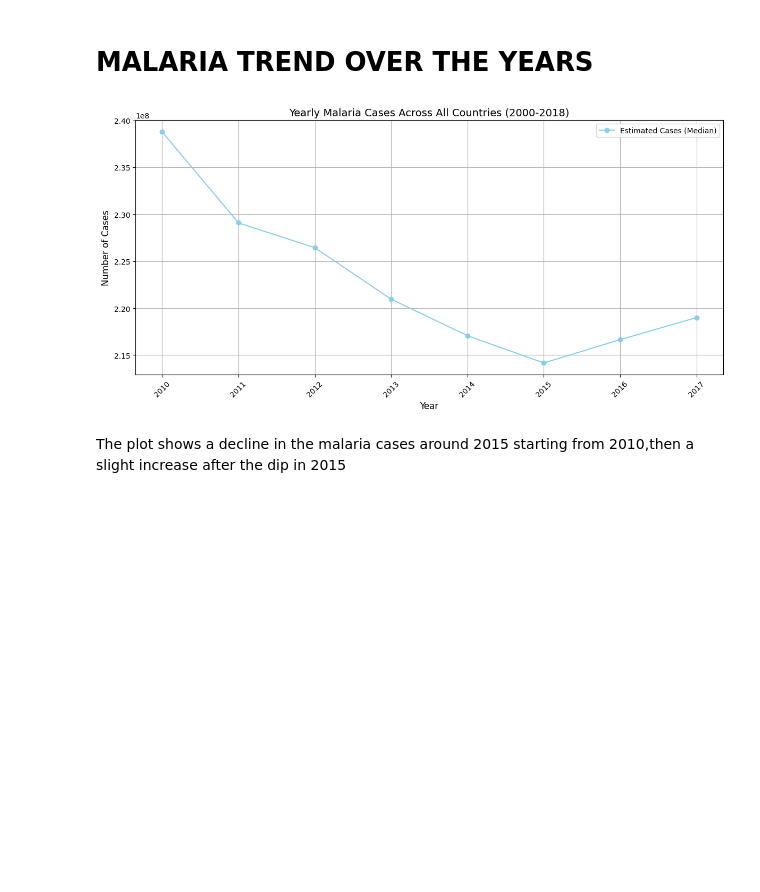
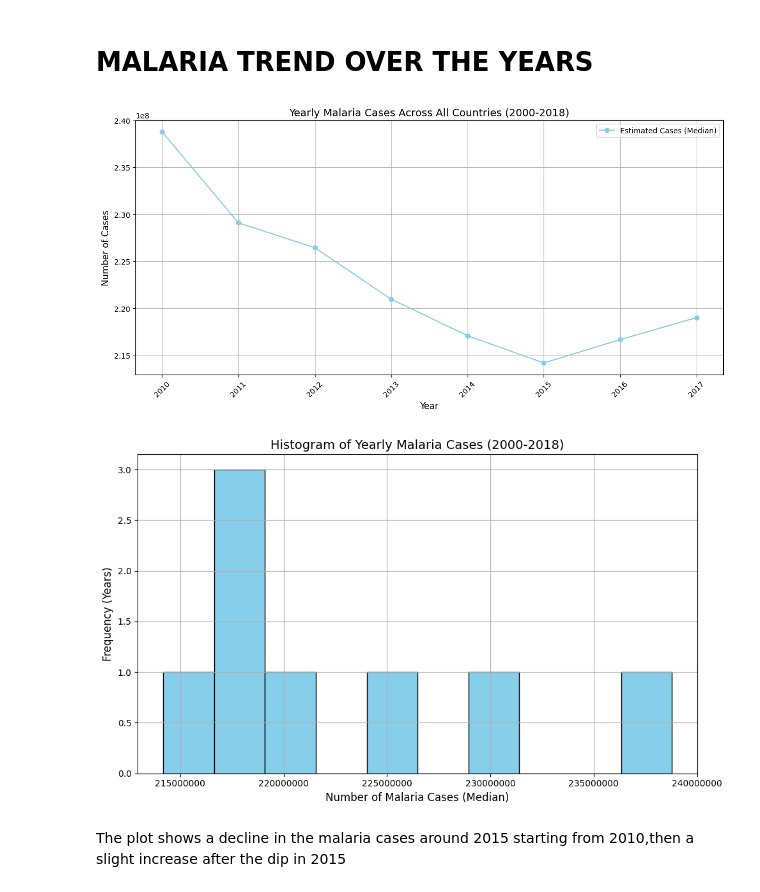
Before and after one commit to UmmH3/malaria-health, a Jupyter notebook: jupyter_notebooks/EDA.ipynb, the cells around one changed output. Saved outputs shown, nothing was run; the diff lists cells and outputs as text; code cells hidden in the pictures; blank space fills up the shorter version.

```diff
--- a/jupyter_notebooks/EDA.ipynb
+++ b/jupyter_notebooks/EDA.ipynb
@@ -151,33 +151,44 @@ max       53156.000000    1.533084e+07
 
 # Convert 'Year' to numeric if it's not already
 df_merged['Year'] = pd.to_numeric(df_merged['Year'], errors='coerce')
 
 # Filter data for the years 2000-2018 (inclusive)
 df_merged_filtered = df_merged[(df_merged['Year'] >= 2000) & (df_merged['Year'] <= 2018)]
 
 # Convert 'No. of cases_median' to numeric, handling errors
 df_merged_filtered['No. of cases_median'] = pd.to_numeric(df_merged_filtered['No. of cases_median'], errors='coerce')
 
 # Group by 'Year' and sum 'No. of cases_median'
 yearly_cases = df_merged_filtered.groupby('Year')[['No. of cases_median']].sum()
 
 # Plotting
 plt.figure(figsize=(12, 6))
 plt.plot(yearly_cases.index, yearly_cases['No. of cases_median'], marker='o', linestyle='-', color='skyblue', label='Estimated Cases (Median)')
 
 # Adding labels and title
 plt.xlabel('Year', fontsize=12)
 plt.ylabel('Number of Cases', fontsize=12)
 plt.title('Yearly Malaria Cases Across All Countries (2000-2018)', fontsize=14)
 plt.grid(True)
 plt.legend(fontsize=10)
 plt.xticks(rotation=45)
 plt.tight_layout()
 
+# Create a histogram for yearly malaria cases
+plt.figure(figsize=(10, 6))
+plt.hist(yearly_cases, bins=10, color='skyblue', edgecolor='black')
+plt.xlabel('Number of Malaria Cases (Median)', fontsize=12)
+plt.ylabel('Frequency (Years)', fontsize=12)
+plt.title('Histogram of Yearly Malaria Cases (2000-2018)', fontsize=14)
+plt.grid(True)
+plt.ticklabel_format(style='plain', axis='x')  # Remove scientific notation
+plt.tight_layout()
+
 # Display the plot
 plt.show()
 # %% [output]
 [figure]
+[figure, added]
 # %% [markdown]
 The plot shows a decline in the malaria cases around 2015 starting from 2010,then a slight increase after the dip in 2015
 # %% [markdown]
```
Also changed, not shown: parts of 4 cells of this notebook, 1 other file.
